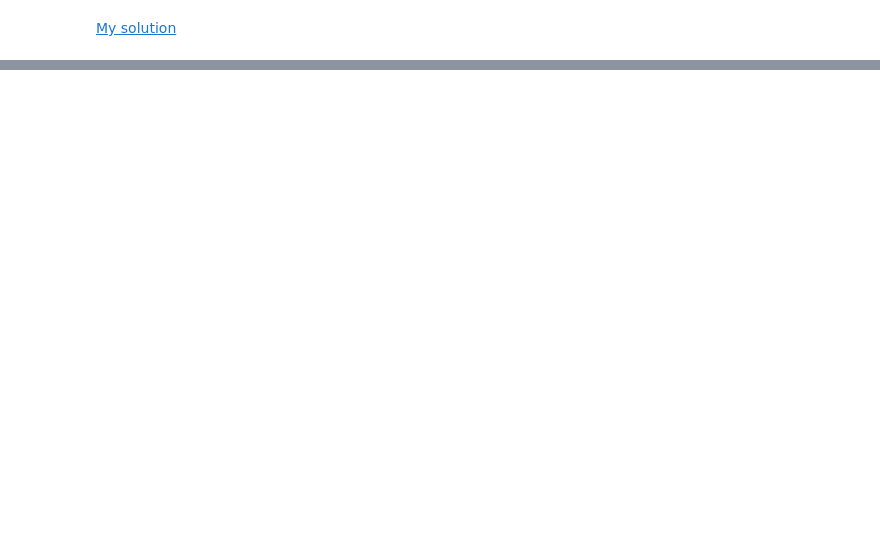
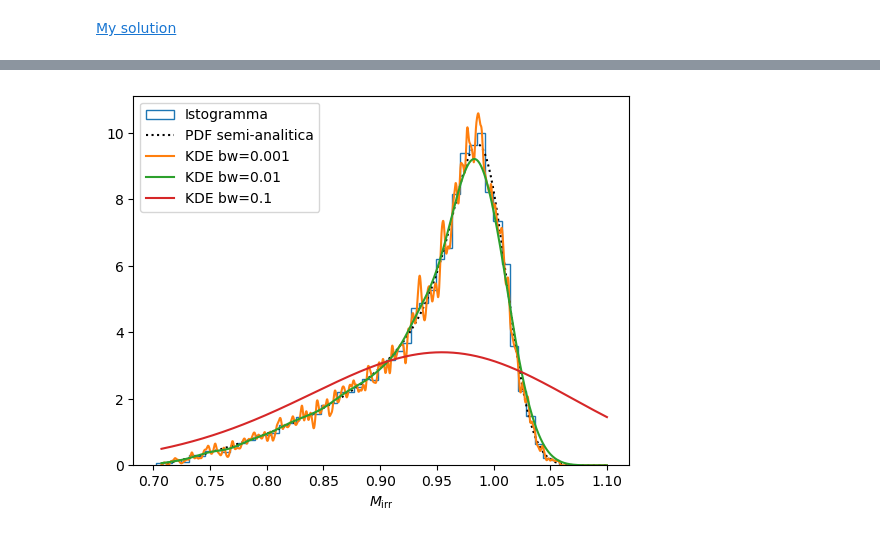
Before and after one commit to Matteo-Raschi/astrostatistics_bicocca_2026, a Jupyter notebook: working/L07_frequentist_notes.ipynb, the cells around one changed output, grey strips where cells are left out. Saved outputs shown, nothing was run; the diff lists cells and outputs as text; code cells hidden in the pictures; blank space fills up the shorter version.

```diff
--- a/working/L07_frequentist_notes.ipynb
+++ b/working/L07_frequentist_notes.ipynb
@@ -656,0 +688,33 @@ plt.show()
+# %%
+sigma = 0.02
+mu = 1.0
+N = 10000
+M = np.random.normal(mu, sigma, N)
+chi = np.random.uniform(0, 1, N)
+f_vals = np.sqrt((1 + np.sqrt(1 - chi**2)) / 2)
+M_irr = M * f_vals
+# Poi calcola la pdf e plotta
+x = np.linspace(min(1 - 5*sigma, 1/np.sqrt(2)), 1 + 5*sigma, N)
+
+x = np.linspace(min(1 - 5*sigma, 1/np.sqrt(2)), 1 + 5*sigma, 10000)
+
+def integrand(f, x_val):
+    return ((2/np.pi)**0.5 / sigma) * np.exp(-(x_val/f - mu)**2 / (2*sigma**2)) * (2*f**2 - 1) / (f * np.sqrt(1 - f**2))
+
+Mirr_pdf = [scipy.integrate.quad(lambda f: integrand(f, xt), 1/2**0.5, 1)[0] for xt in x]
+# %%
+plt.hist(M_irr, bins='fd', density=True, histtype='step', label='Istogramma')
+plt.plot(x, Mirr_pdf, label='PDF semi-analitica', color='black', ls='dotted')
+
+# Aggiungi KDE con diversi bandwidth
+for bw in [0.001, 0.01, 0.1]:
+    kde = KernelDensity(bandwidth=bw, kernel='gaussian')
+    kde.fit(M_irr[:, np.newaxis])
+    log_dens = kde.score_samples(x[:, np.newaxis])
+    plt.plot(x, np.exp(log_dens), label=f'KDE bw={bw}')
+
+plt.legend()
+plt.xlabel(r'$M_{\mathrm{irr}}$')
+plt.show()
+# %% [output]
+[figure, added]
```
Also changed, not shown: parts of 5 cells of this notebook.
